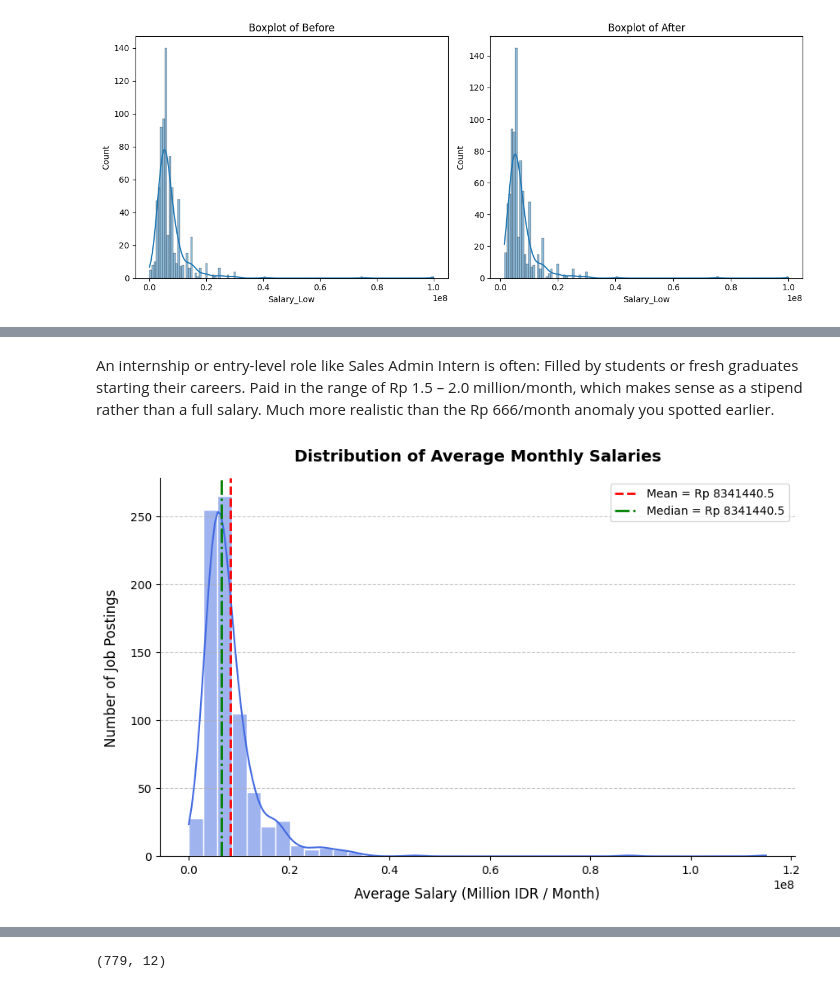
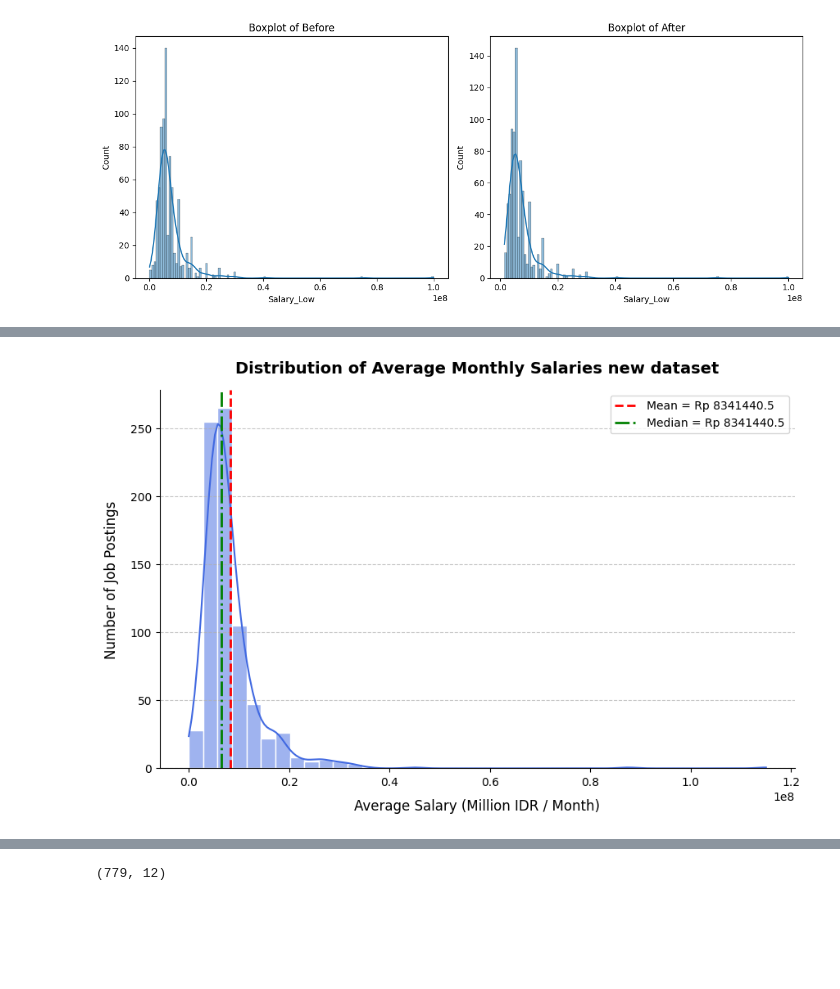
Before and after one commit to Jasman123/Web_scraping_and_Job_Analyze, a Jupyter notebook: Github_Project_WebScraping_Cities.ipynb, the cells around one changed output, grey strips where cells are left out. Saved outputs shown, nothing was run; the diff lists cells and outputs as text; code cells hidden in the pictures; blank space fills up the shorter version.

```diff
--- a/Github_Project_WebScraping_Cities.ipynb
+++ b/Github_Project_WebScraping_Cities.ipynb
@@ -544,24 +446,20 @@ df_min
 | 4061 | Writer | (Periklanan, Seni & Media) | PT Aldmic Indonesia | Jakarta Barat | 20 jam yang lalu | Rp 1.500.000 – Rp 1.760.000 per m... | team work | 1500000.0 | 1760000.0 | ... |
 | 11553 | Costumer Services Onine | (Call Center & Layanan Konsumen) | Pondok Digital | Kubu Raya | 19 jam yang lalu | Rp 1.500.000 – Rp 2.200.000 per m... | Bekerja sambil beramal dan berdakwah | 1500000.0 | 2200000.0 | ... |
 | 11633 | SOZO - APOTEKER PENANGGUNG JAWAB ... | (Kesehatan & Medis) | SEVEN Retail Group | Manado | 24 hari yang lalu | Rp 1.500.000 – Rp 2.000.000 per m... | Tidak bekerja di klinik secara la... | 1500000.0 | 2000000.0 | ... |
-# %% [markdown]
-An internship or entry-level role like Sales Admin Intern is often:
-Filled by students or fresh graduates starting their careers.
-Paid in the range of Rp 1.5 – 2.0 million/month, which makes sense as a stipend rather than a full salary. Much more realistic than the Rp 666/month anomaly you spotted earlier.
 # %%
 df['Average_salary'] = (df['Salary_High'] + df['Salary_Low']) / 2
 # %%
 plt.figure(figsize=(10,6))
 sns.histplot(df['Average_salary'], bins=40, kde=True, color="royalblue", edgecolor="white")
 plt.xlabel("Average Salary (Million IDR / Month)", fontsize=12, labelpad=10)
 plt.ylabel("Number of Job Postings", fontsize=12, labelpad=10)
-plt.title("Distribution of Average Monthly Salaries", fontsize=14, fontweight="bold", pad=15)
+plt.title("Distribution of Average Monthly Salaries new dataset", fontsize=14, fontweight="bold", pad=15)
 plt.axvline(df['Average_salary'].mean(), color="red", linestyle="--", linewidth=2, label=f"Mean = Rp {df['Average_salary'].mean():.1f}")
 plt.axvline(df['Average_salary'].median(), color="green", linestyle="-.", linewidth=2, label=f"Median = Rp {df['Average_salary'].mean():.1f}")
 
 plt.legend()
 plt.grid(axis="y", linestyle="--", alpha=0.7)
 sns.despine()
 plt.show()
 # %% [output]
-[figure, old version]
+[figure, new version]
```
Also changed, not shown: parts of 16 cells of this notebook.
